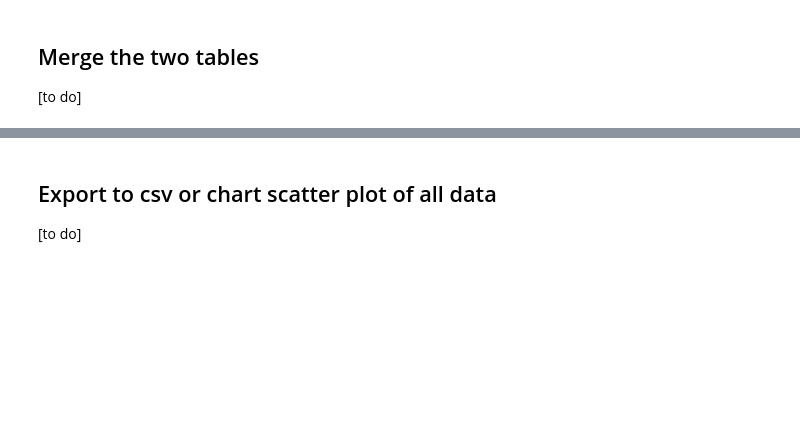
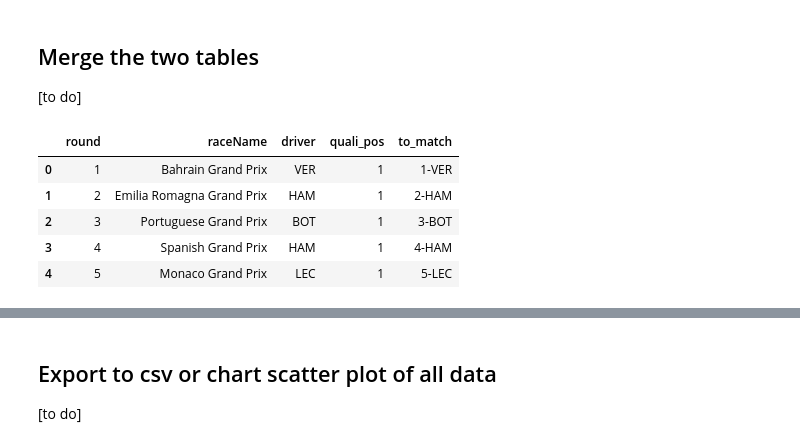
Before and after one commit to brianmulyadi/quali-race-comparison, a Jupyter notebook: quali-race.ipynb, the cells around one changed output, grey strips where cells are left out. Drawn from its saved outputs; the diff is of its cells as text; code cells hidden in the pictures; blank space fills up the shorter version.

```diff
--- a/quali-race.ipynb
+++ b/quali-race.ipynb
@@ -86,0 +91,10 @@ ax.set_title('Check for empty qualifying data');
+# %%
+main_df['to_match'] = main_df[['round', 'driver']].agg('-'.join, axis=1)
+main_df.head()
+# %% [output]
+|  | round | raceName | driver | quali_pos | to_match |
+| 0 | 1 | Bahrain Grand Prix | VER | 1 | 1-VER |
+| 1 | 2 | Emilia Romagna Grand Prix | HAM | 1 | 2-HAM |
+| 2 | 3 | Portuguese Grand Prix | BOT | 1 | 3-BOT |
+| 3 | 4 | Spanish Grand Prix | HAM | 1 | 4-HAM |
+| 4 | 5 | Monaco Grand Prix | LEC | 1 | 5-LEC |
```
Also changed, not shown: parts of 4 cells of this notebook, 1 other file.
